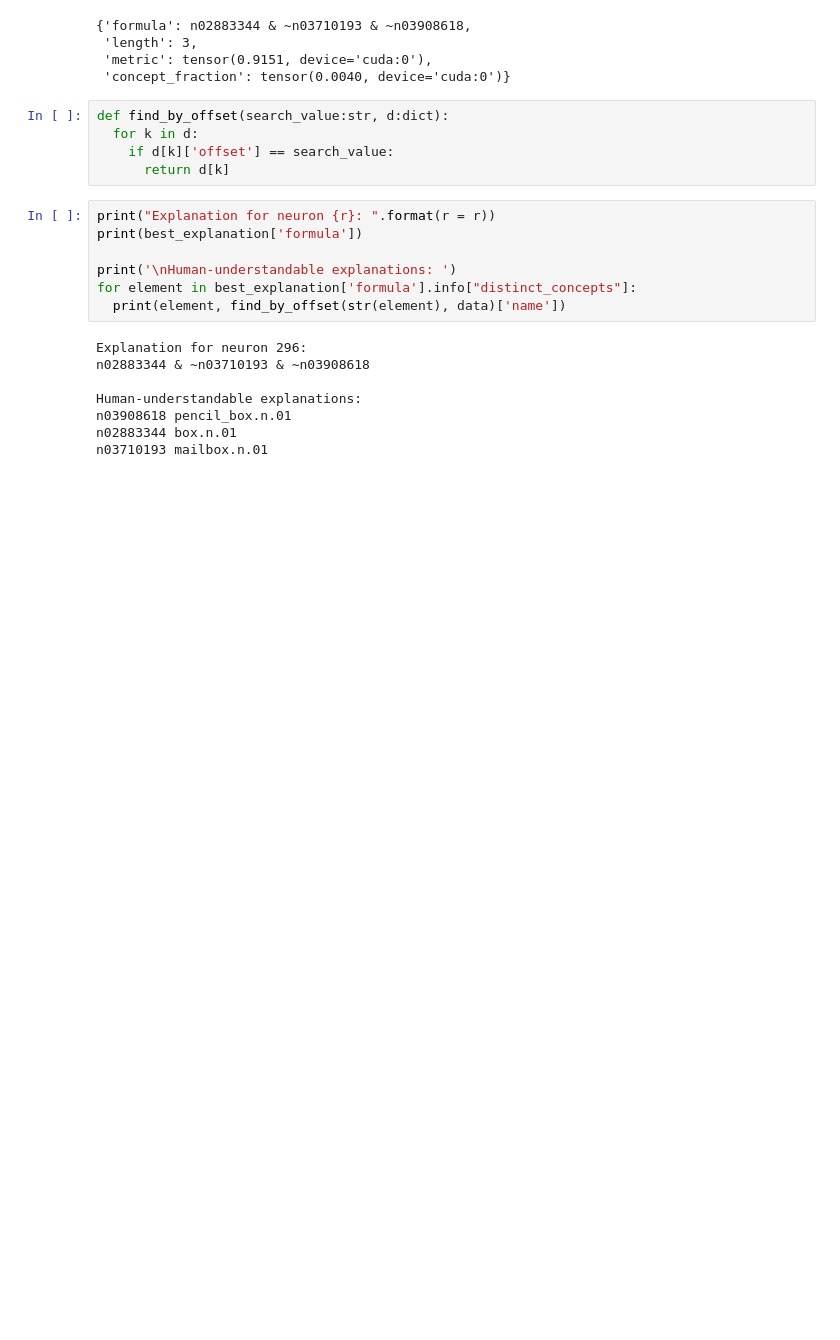
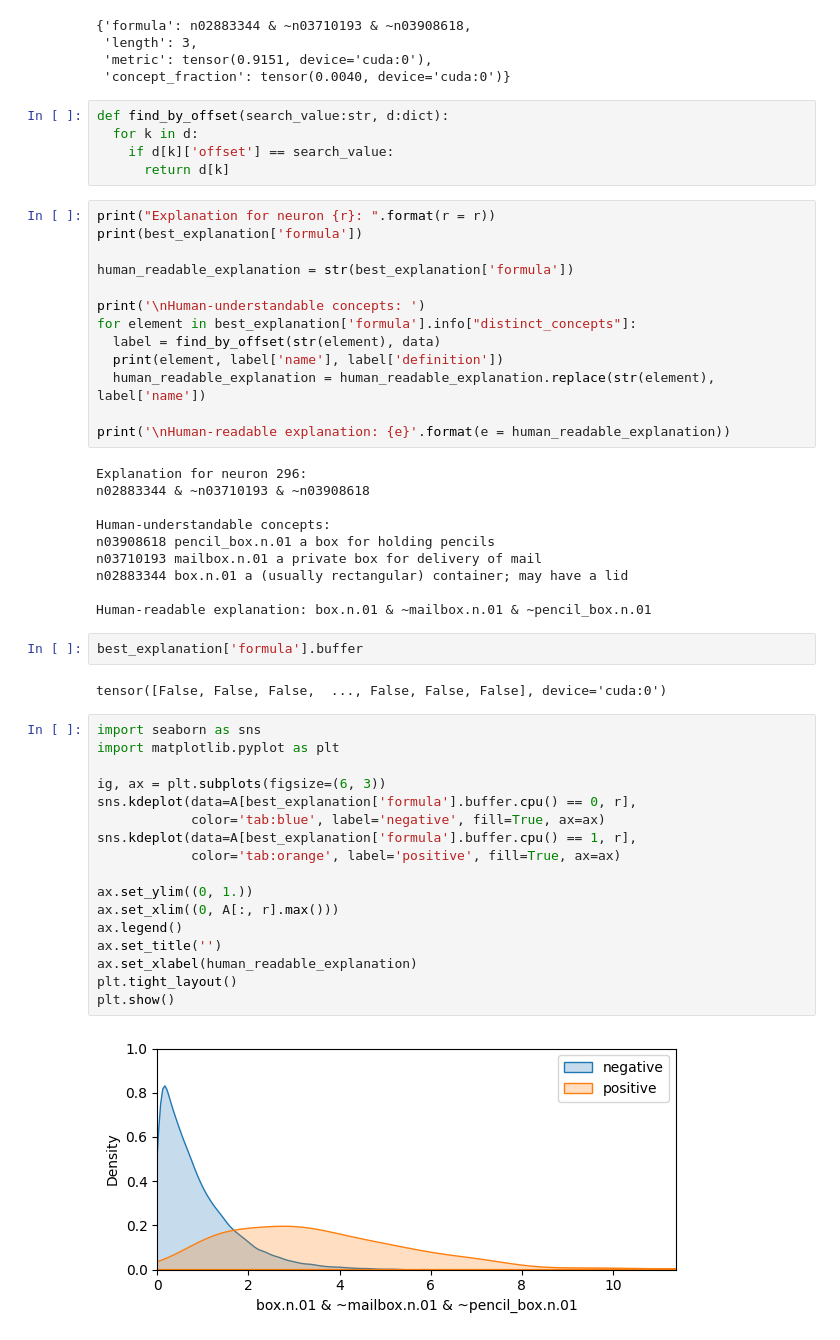
Before and after one commit to lapalap/invert, a Jupyter notebook: hello_invert.ipynb, the cells around one changed output. Saved outputs shown, nothing was run; the diff lists cells and outputs as text; blank space fills up the shorter version.

```diff
--- a/hello_invert.ipynb
+++ b/hello_invert.ipynb
@@ -139,14 +137,45 @@ def find_by_offset(search_value:str, d:dict):
 print("Explanation for neuron {r}: ".format(r = r))
 print(best_explanation['formula'])
 
-print('\nHuman-understandable explanations: ')
+human_readable_explanation = str(best_explanation['formula'])
+
+print('\nHuman-understandable concepts: ')
 for element in best_explanation['formula'].info["distinct_concepts"]:
-  print(element, find_by_offset(str(element), data)['name'])
+  label = find_by_offset(str(element), data)
+  print(element, label['name'], label['definition'])
+  human_readable_explanation = human_readable_explanation.replace(str(element), label['name'])
+
+print('\nHuman-readable explanation: {e}'.format(e = human_readable_explanation))
 # %% [output]
 Explanation for neuron 296:
 n02883344 & ~n03710193 & ~n03908618
 
-Human-understandable explanations:
-n03908618 pencil_box.n.01
-n02883344 box.n.01
-n03710193 mailbox.n.01
+Human-understandable concepts:
+n03908618 pencil_box.n.01 a box for holding pencils
+n03710193 mailbox.n.01 a private box for delivery of mail
+n02883344 box.n.01 a (usually rectangular) container; may have a lid
+
+Human-readable explanation: box.n.01 & ~mailbox.n.01 & ~pencil_box.n.01
+# %%
+best_explanation['formula'].buffer
+# %% [output]
+tensor([False, False, False,  ..., False, False, False], device='cuda:0')
+# %%
+import seaborn as sns
+import matplotlib.pyplot as plt
+
+ig, ax = plt.subplots(figsize=(6, 3))
+sns.kdeplot(data=A[best_explanation['formula'].buffer.cpu() == 0, r],
+            color='tab:blue', label='negative', fill=True, ax=ax)
+sns.kdeplot(data=A[best_explanation['formula'].buffer.cpu() == 1, r],
+            color='tab:orange', label='positive', fill=True, ax=ax)
+
+ax.set_ylim((0, 1.))
+ax.set_xlim((0, A[:, r].max()))
+ax.legend()
+ax.set_title('')
+ax.set_xlabel(human_readable_explanation)
+plt.tight_layout()
+plt.show()
+# %% [output]
+[figure, added]
```
Also changed, not shown: parts of 11 cells of this notebook, 1 other file.
